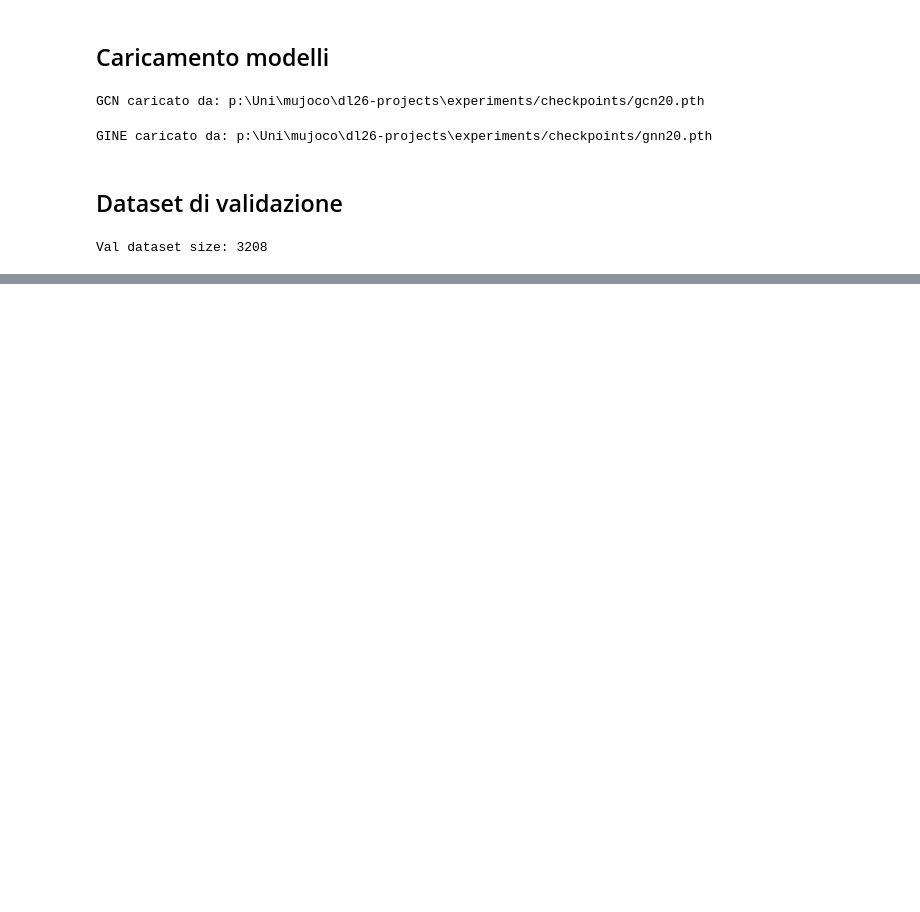
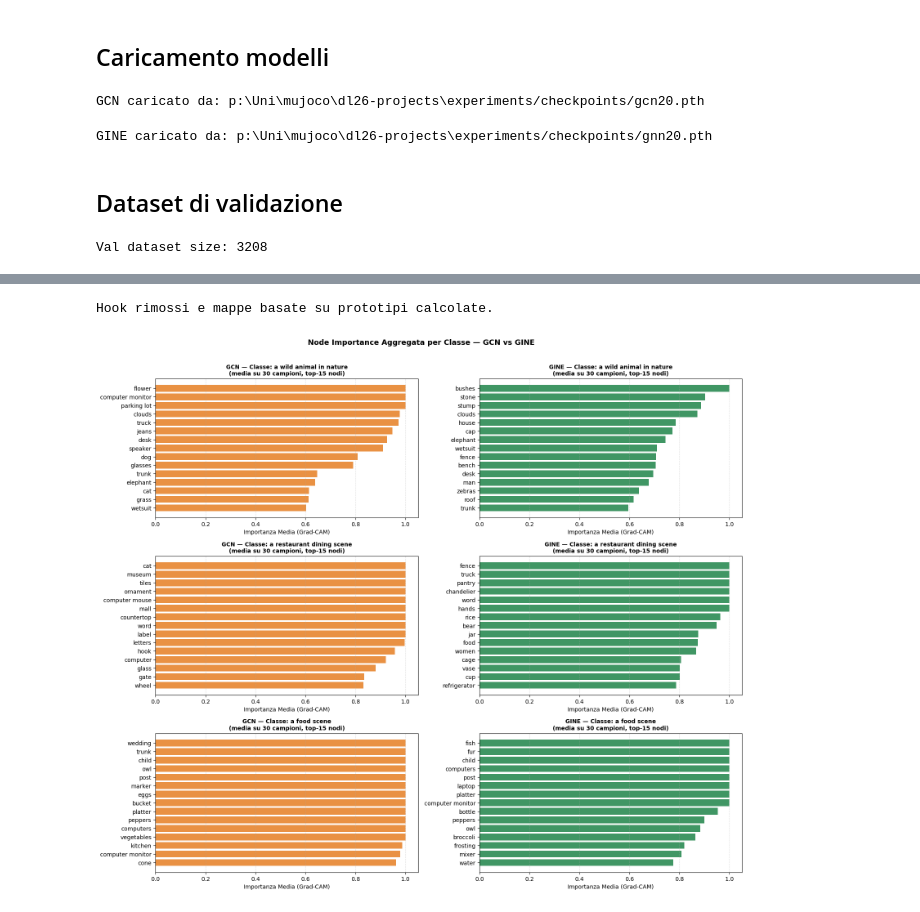
Before and after one commit to LenionK/dl26-projects, a Jupyter notebook: notebooks/GraphGradCAM.ipynb, the cells around one changed output, grey strips where cells are left out. Drawn from its saved outputs; the diff is of its cells as text; code cells hidden in the pictures; blank space fills up the shorter version.

```diff
--- a/notebooks/GraphGradCAM.ipynb
+++ b/notebooks/GraphGradCAM.ipynb
@@ -208,0 +145,44 @@ finally:
+# %%
+TARGET_CLASSES        = [3, 10, 4]
+NUM_SAMPLES_PER_CLASS = 30
+
+with GraphGradCAM(gcn_model,  gcn_model.convs[-1])  as cam_gcn, \
+     GraphGradCAM(gine_model, gine_model.convs[-1]) as cam_gine:
+
+    results_gcn = aggregate_node_importance_by_class(
+        cam=cam_gcn,
+        dataset=val_dataset_gcn,
+        node_vocab=node_vocab_gcn,
+        df=df_val,
+        target_classes=TARGET_CLASSES,
+        prototypes=prototypes_gcn, # <--- Nuovo parametro
+        device=device,
+        num_samples_per_class=NUM_SAMPLES_PER_CLASS,
+        use_edge_attr=False,
+    )
+
+    results_gine = aggregate_node_importance_by_class(
+        cam=cam_gine,
+        dataset=val_dataset_gine,
+        node_vocab=node_vocab_gine,
+        df=df_val,
+        target_classes=TARGET_CLASSES,
+        prototypes=prototypes_gine, # <--- Nuovo parametro
+        device=device,
+        num_samples_per_class=NUM_SAMPLES_PER_CLASS,
+        use_edge_attr=True,
+    )
+
+print("Hook rimossi e mappe basate su prototipi calcolate.")
+# %% [output]
+Hook rimossi e mappe basate su prototipi calcolate.
+# %%
+plot_node_importance_by_class(
+    results_gcn=results_gcn,
+    results_gine=results_gine,
+    idx2label=idx2label,
+    num_samples_per_class=NUM_SAMPLES_PER_CLASS,
+    topk=15,
+)
+# %% [output]
+[figure, added]
```
Also changed, not shown: parts of 26 cells of this notebook, 1 other file.
